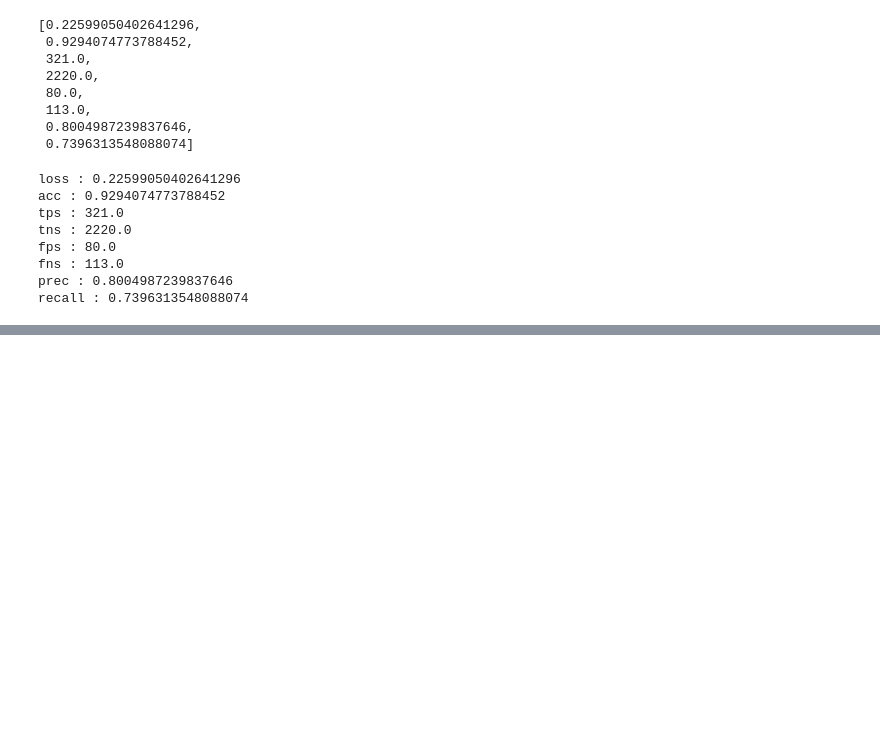
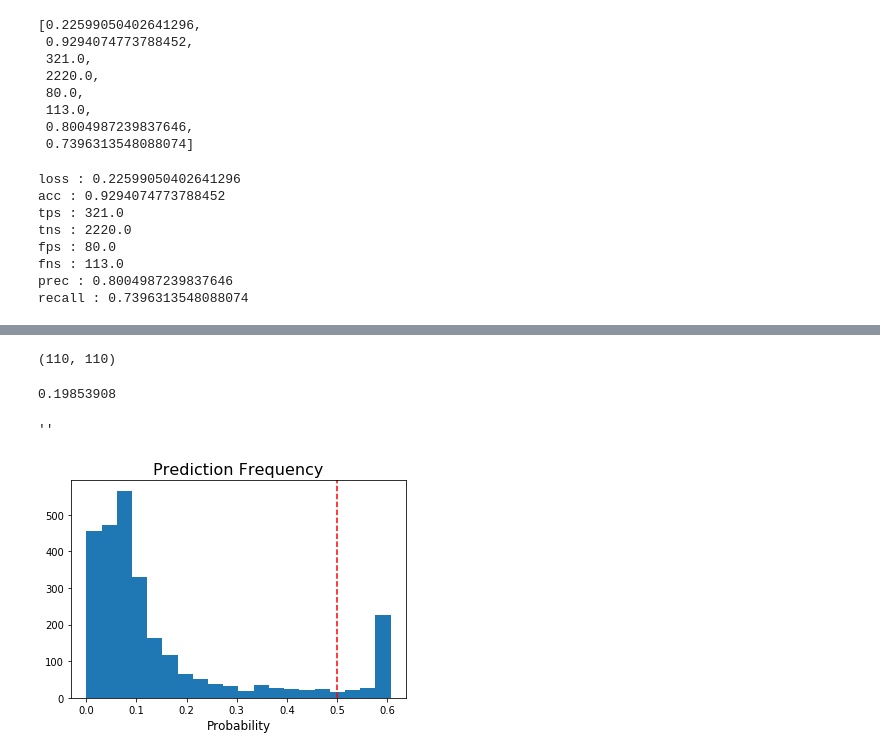
Before and after one commit to Iguanacolossus/Volcanoes-on-Venus, a Jupyter notebook: vov_nb.ipynb, the cells around one changed output, grey strips where cells are left out. Saved outputs shown, nothing was run; the diff lists cells and outputs as text; code cells hidden in the pictures; blank space fills up the shorter version.

```diff
--- a/vov_nb.ipynb
+++ b/vov_nb.ipynb
@@ -339,0 +442,18 @@ model = load_model('model3.h5')
+# %%
+X_holdout.iloc[0,:].values.reshape(110,110).shape
+# %% [output]
+(110, 110)
+# %%
+pred.numpy().flatten()[0]
+# %% [output]
+0.19853908
+# %%
+plt.hist(pred.numpy().flatten(),bins=20)
+plt.title('Prediction Frequency',size=16)
+plt.xlabel('Probability',size=12)
+plt.axvline(.5,color='r',linestyle='--')
+plt.savefig('images/prob_freq.png')
+;
+# %% [output]
+''
+[figure, added]
```
Also changed, not shown: parts of 25 cells of this notebook, 3 other files.
